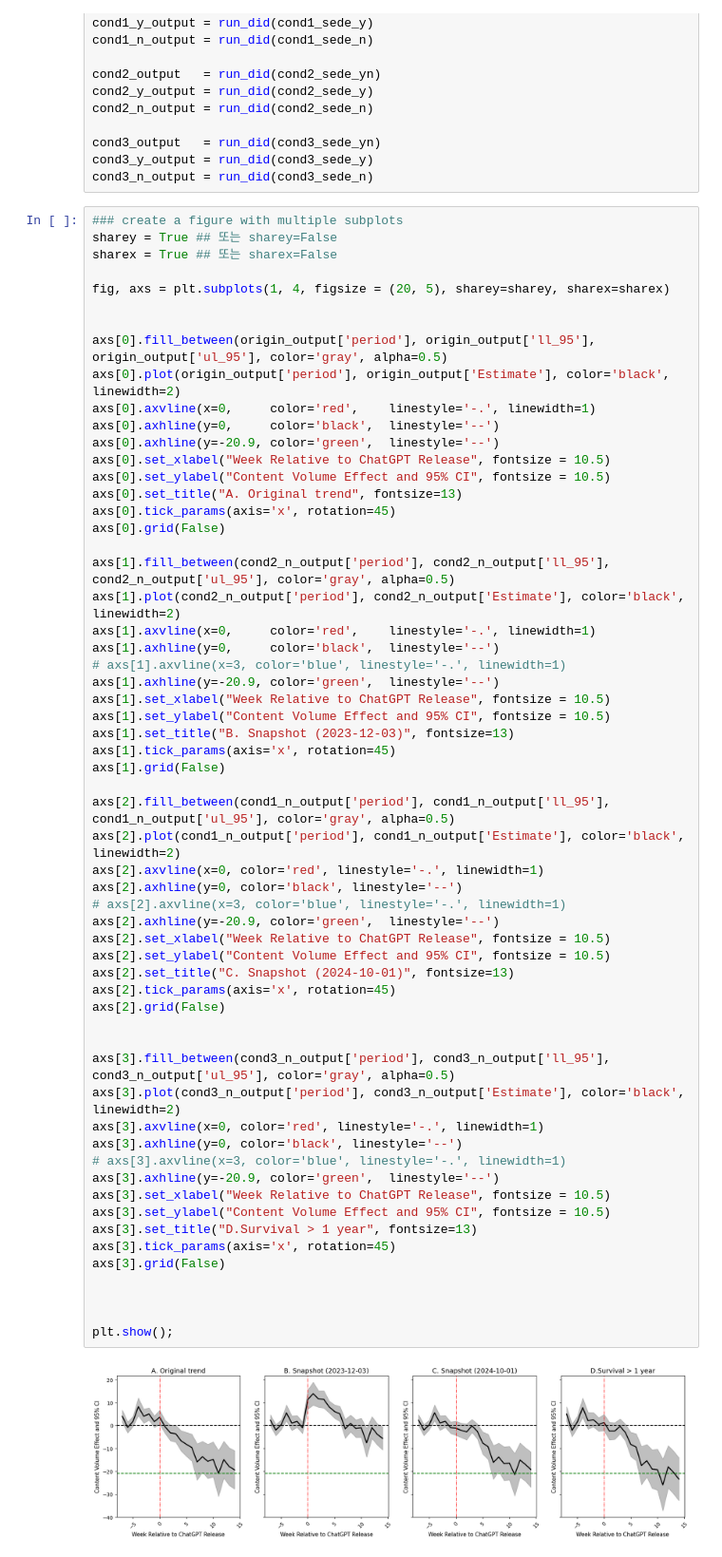
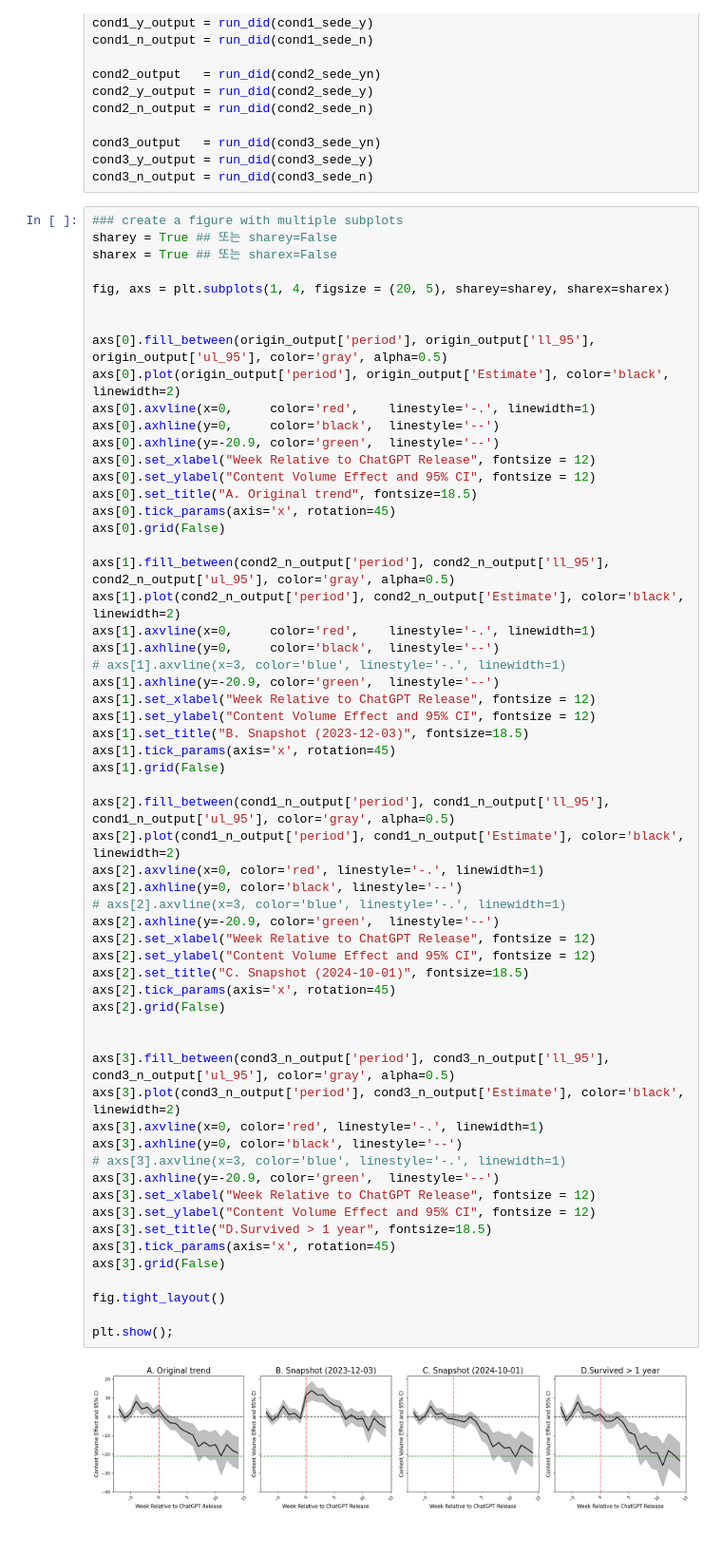
Before and after one commit to boysbeanxious/stackoverflow_src, a Jupyter notebook: matters_arising/Fig2.ipynb, the cells around one changed output. Shown: that part at 95% size. Saved outputs shown, nothing was run; the diff lists cells and outputs as text.

```diff
--- a/matters_arising/Fig2.ipynb
+++ b/matters_arising/Fig2.ipynb
@@ -331,9 +331,9 @@ axs[0].plot(origin_output['period'], origin_output['Estimate'], color='black', l
 axs[0].axvline(x=0,     color='red',    linestyle='-.', linewidth=1)
 axs[0].axhline(y=0,     color='black',  linestyle='--')
 axs[0].axhline(y=-20.9, color='green',  linestyle='--')
-axs[0].set_xlabel("Week Relative to ChatGPT Release", fontsize = 10.5)
-axs[0].set_ylabel("Content Volume Effect and 95% CI", fontsize = 10.5)
-axs[0].set_title("A. Original trend", fontsize=13)
+axs[0].set_xlabel("Week Relative to ChatGPT Release", fontsize = 12)
+axs[0].set_ylabel("Content Volume Effect and 95% CI", fontsize = 12)
+axs[0].set_title("A. Original trend", fontsize=18.5)
 axs[0].tick_params(axis='x', rotation=45)
 axs[0].grid(False)
 
@@ -341,41 +341,41 @@ axs[1].fill_between(cond2_n_output['period'], cond2_n_output['ll_95'], cond2_n_o
 axs[1].plot(cond2_n_output['period'], cond2_n_output['Estimate'], color='black', linewidth=2)
 axs[1].axvline(x=0,     color='red',    linestyle='-.', linewidth=1)
 axs[1].axhline(y=0,     color='black',  linestyle='--')
 # axs[1].axvline(x=3, color='blue', linestyle='-.', linewidth=1)
 axs[1].axhline(y=-20.9, color='green',  linestyle='--')
-axs[1].set_xlabel("Week Relative to ChatGPT Release", fontsize = 10.5)
-axs[1].set_ylabel("Content Volume Effect and 95% CI", fontsize = 10.5)
-axs[1].set_title("B. Snapshot (2023-12-03)", fontsize=13)
+axs[1].set_xlabel("Week Relative to ChatGPT Release", fontsize = 12)
+axs[1].set_ylabel("Content Volume Effect and 95% CI", fontsize = 12)
+axs[1].set_title("B. Snapshot (2023-12-03)", fontsize=18.5)
 axs[1].tick_params(axis='x', rotation=45)
 axs[1].grid(False)
 
 axs[2].fill_between(cond1_n_output['period'], cond1_n_output['ll_95'], cond1_n_output['ul_95'], color='gray', alpha=0.5)
 axs[2].plot(cond1_n_output['period'], cond1_n_output['Estimate'], color='black', linewidth=2)
 axs[2].axvline(x=0, color='red', linestyle='-.', linewidth=1)
 axs[2].axhline(y=0, color='black', linestyle='--')
 # axs[2].axvline(x=3, color='blue', linestyle='-.', linewidth=1)
 axs[2].axhline(y=-20.9, color='green',  linestyle='--')
-axs[2].set_xlabel("Week Relative to ChatGPT Release", fontsize = 10.5)
-axs[2].set_ylabel("Content Volume Effect and 95% CI", fontsize = 10.5)
-axs[2].set_title("C. Snapshot (2024-10-01)", fontsize=13)
+axs[2].set_xlabel("Week Relative to ChatGPT Release", fontsize = 12)
+axs[2].set_ylabel("Content Volume Effect and 95% CI", fontsize = 12)
+axs[2].set_title("C. Snapshot (2024-10-01)", fontsize=18.5)
 axs[2].tick_params(axis='x', rotation=45)
 axs[2].grid(False)
 
 
 axs[3].fill_between(cond3_n_output['period'], cond3_n_output['ll_95'], cond3_n_output['ul_95'], color='gray', alpha=0.5)
 axs[3].plot(cond3_n_output['period'], cond3_n_output['Estimate'], color='black', linewidth=2)
 axs[3].axvline(x=0, color='red', linestyle='-.', linewidth=1)
 axs[3].axhline(y=0, color='black', linestyle='--')
 # axs[3].axvline(x=3, color='blue', linestyle='-.', linewidth=1)
 axs[3].axhline(y=-20.9, color='green',  linestyle='--')
-axs[3].set_xlabel("Week Relative to ChatGPT Release", fontsize = 10.5)
-axs[3].set_ylabel("Content Volume Effect and 95% CI", fontsize = 10.5)
-axs[3].set_title("D.Survival > 1 year", fontsize=13)
+axs[3].set_xlabel("Week Relative to ChatGPT Release", fontsize = 12)
+axs[3].set_ylabel("Content Volume Effect and 95% CI", fontsize = 12)
+axs[3].set_title("D.Survived > 1 year", fontsize=18.5)
 axs[3].tick_params(axis='x', rotation=45)
 axs[3].grid(False)
 
-
+fig.tight_layout()
 
 plt.show();
 # %% [output]
-[figure, old version]
+[figure, new version]
```
Also changed, not shown: 2 other files.
